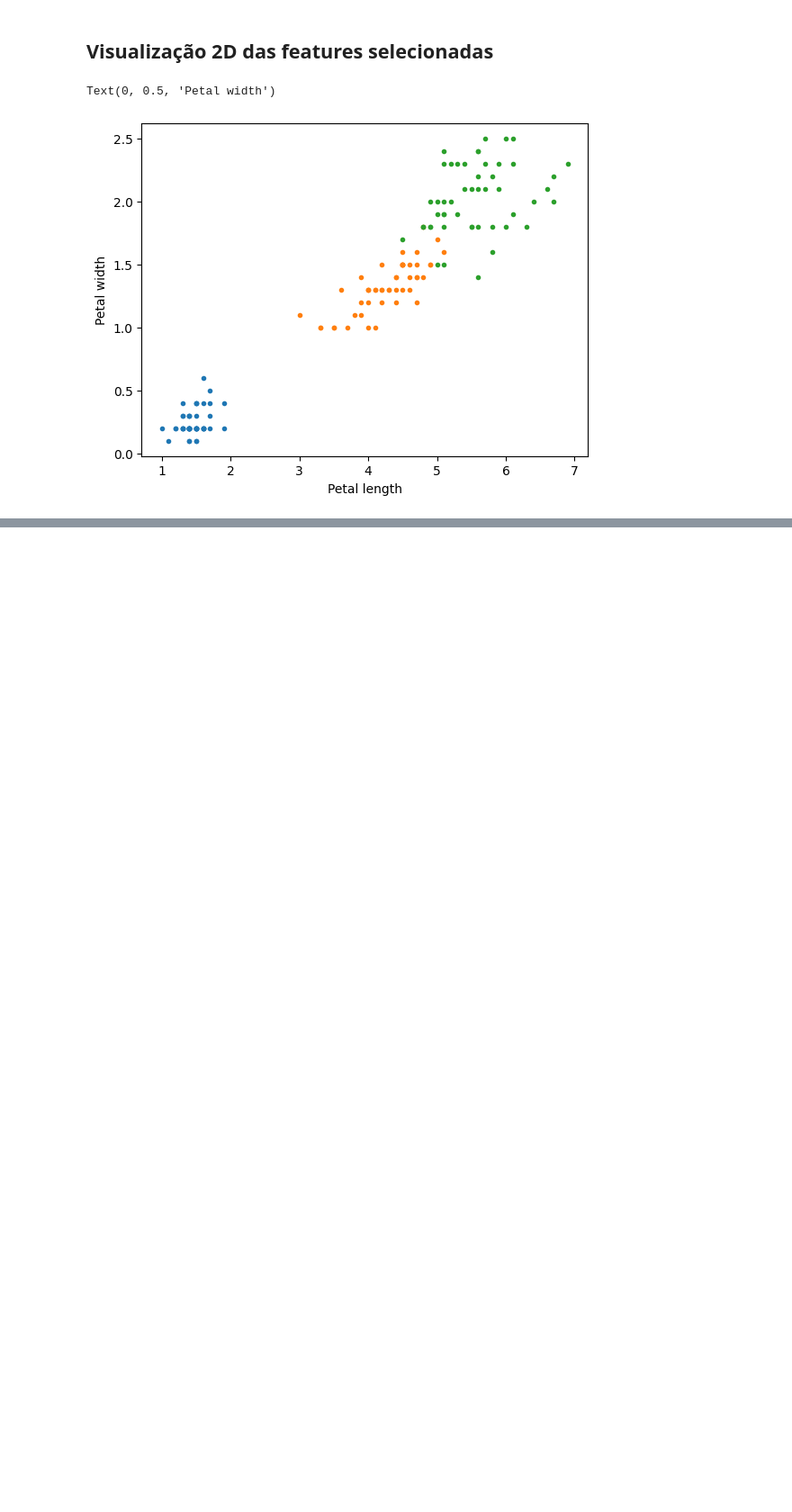
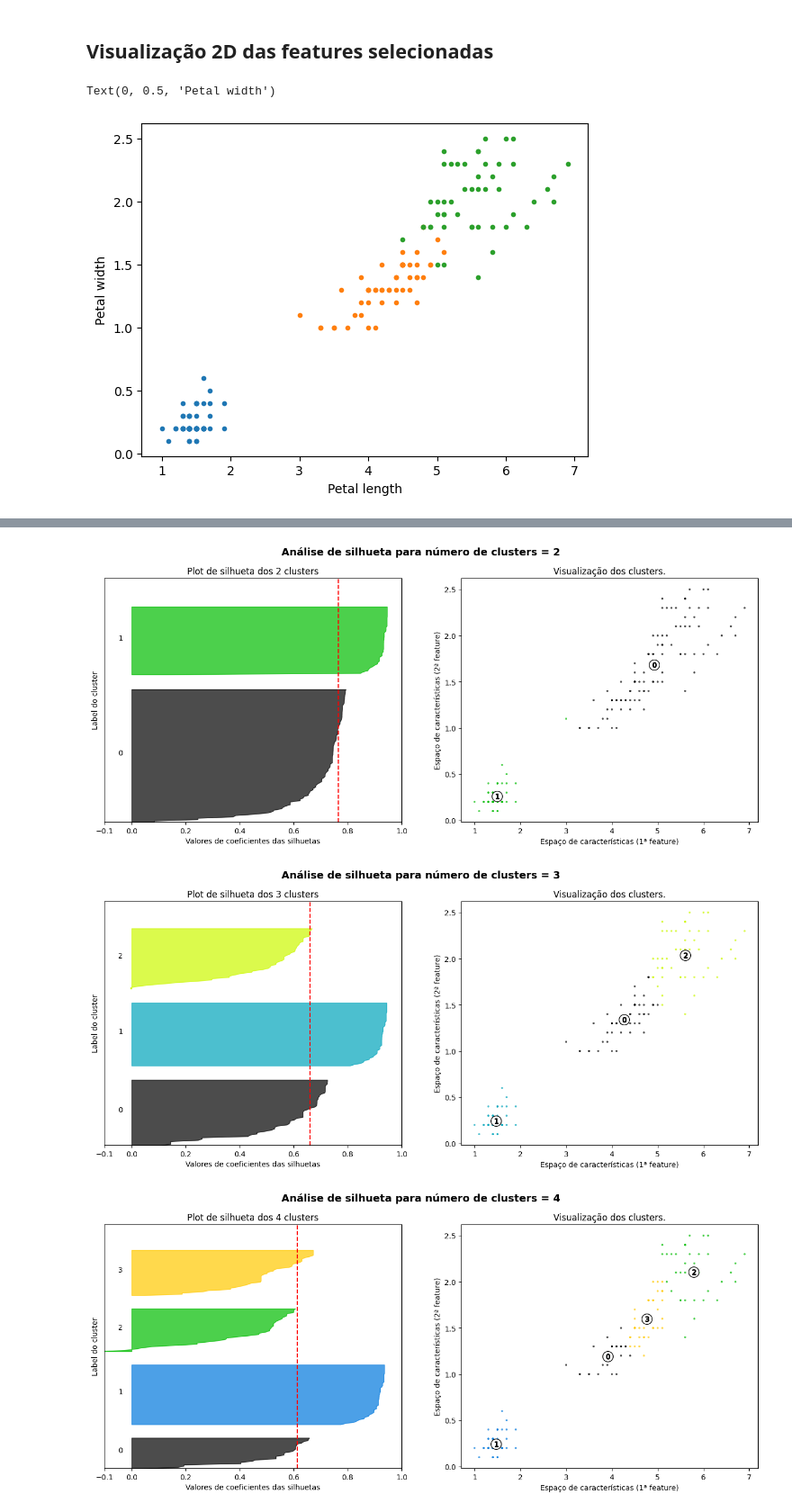
Before and after one commit to IFES-MPCA/reconhecimento_padroes, a Jupyter notebook: notebooks/kmeans.ipynb, the cells around one changed output, grey strips where cells are left out. Shown: that part at 90% size. Cells and saved outputs as stored; diff of their text form; code cells hidden in the pictures; blank space fills up the shorter version.

Commit message:
FEAT (kmeans): Finalizar KMeans e seção sobre coeficiente de silhueta

```diff
--- a/notebooks/kmeans.ipynb
+++ b/notebooks/kmeans.ipynb
@@ -91,0 +42,74 @@ cross_val, grid_search.best_params_, grid_search.best_score_
+# %%
+from numpy import ndarray
+from sklearn.cluster import KMeans
+from sklearn.metrics import silhouette_samples, silhouette_score
+from matplotlib.axes import Axes
+import matplotlib.pyplot as plt
+import matplotlib.cm as cm
+import numpy as np
+
+
+def plot_silhouette_chart(axis: Axes, n_clusters: int, silhouette_avg: float, silhouette_values: ndarray):
+    axis.set_xlim([-0.1, 1])
+    axis.set_ylim([0, len(X) + (n_clusters + 1) * 10])
+    y_lower = 0
+
+    for center_i in range(n_clusters):
+        ith_cluster_silhouette_values: ndarray = silhouette_values[cluster_labels == center_i]
+        ith_cluster_silhouette_values.sort()
+        size_cluster_i = ith_cluster_silhouette_values.shape[0]
+        y_upper = y_lower + size_cluster_i
+
+        color = cm.nipy_spectral(float(center_i) / n_clusters)
+        axis.fill_betweenx(
+            np.arange(y_lower, y_upper), 0, ith_cluster_silhouette_values,
+            facecolor=color, edgecolor=color, alpha=0.7,
+        )
+        axis.text(-0.05, y_lower + 0.5 * size_cluster_i, str(center_i))
+        y_lower = y_upper + 10
+
+    axis.set_title(f"Plot de silhueta dos {n_clusters} clusters")
+    axis.set_xlabel("Valores de coeficientes das silhuetas")
+    axis.set_ylabel("Label do cluster")
+    axis.axvline(x=silhouette_avg, color="red", linestyle="--")
+    axis.set_yticks([])
+    axis.set_xticks([-0.1, 0, 0.2, 0.4, 0.6, 0.8, 1])
+
+
+def plot_cluster_points(axis: Axes, cluster_centers):
+    colors = cm.nipy_spectral(cluster_labels.astype(float) / len(cluster_centers))
+    axis.scatter(X[:, 0], X[:, 1], marker=".", s=30, lw=0, alpha=0.7, c=colors, edgecolor="k")
+    axis.scatter(
+        cluster_centers[:, 0], cluster_centers[:, 1], marker="o", c="white",
+        alpha=1, s=200, edgecolor="k",
+    )
+    for center_i, (center_x, center_y) in enumerate(cluster_centers):
+        axis.scatter(center_x, center_y, marker=f"${center_i}$", alpha=1, s=50, edgecolor="k")
+
+    axis.set_title("Visualização dos clusters.")
+    axis.set_xlabel("Espaço de características (1ª feature)")
+    axis.set_ylabel("Espaço de características (2ª feature)")
+
+
+def plot_charts(silhouette_avg: float, silhouette_values: ndarray):
+    fig, (ax1, ax2) = plt.subplots(1, 2)
+    fig.set_size_inches(16, 6)
+    plot_silhouette_chart(ax1, n_clusters, silhouette_avg, silhouette_values)
+    plot_cluster_points(ax2, kmeans.cluster_centers_)
+    plt.suptitle(f"Análise de silhueta para número de clusters = {n_clusters}", fontsize=14, fontweight="bold")
+
+
+range_n_clusters = list(range(2, 6))
+
+for n_clusters in range_n_clusters:
+    kmeans = KMeans(n_clusters=n_clusters, random_state=seed)
+    cluster_labels = kmeans.fit_predict(X)
+    silhouette_avg = silhouette_score(X, cluster_labels)
+    silhouette_values = silhouette_samples(X, cluster_labels)
+    plot_charts(silhouette_avg, silhouette_values)
+
+plt.show()
+# %% [output]
+[figure, added]
+[figure, added]
+[figure, added]
```
Also changed, not shown: parts of 11 cells of this notebook.
